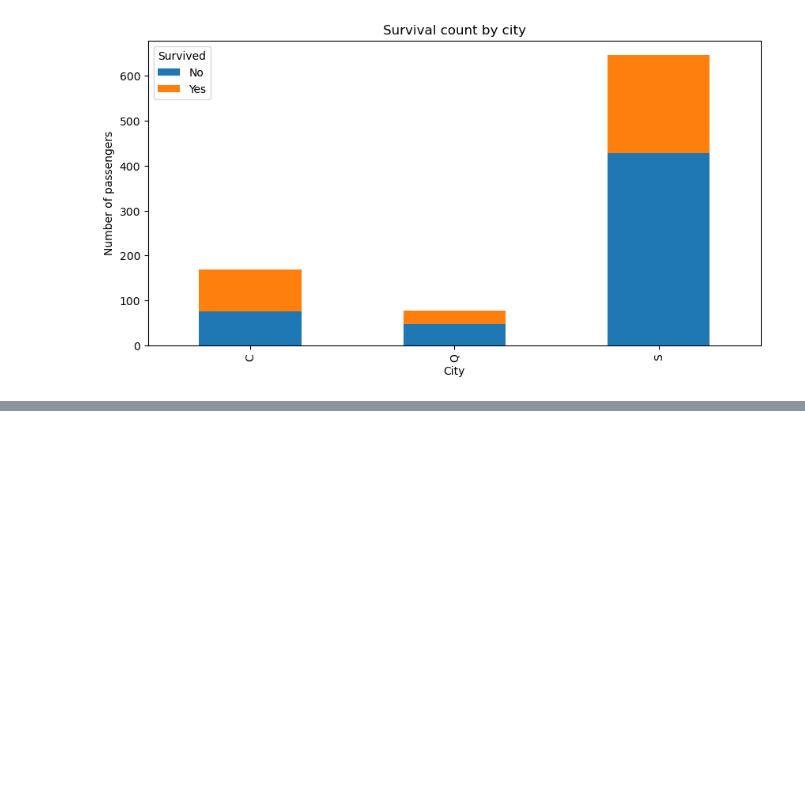
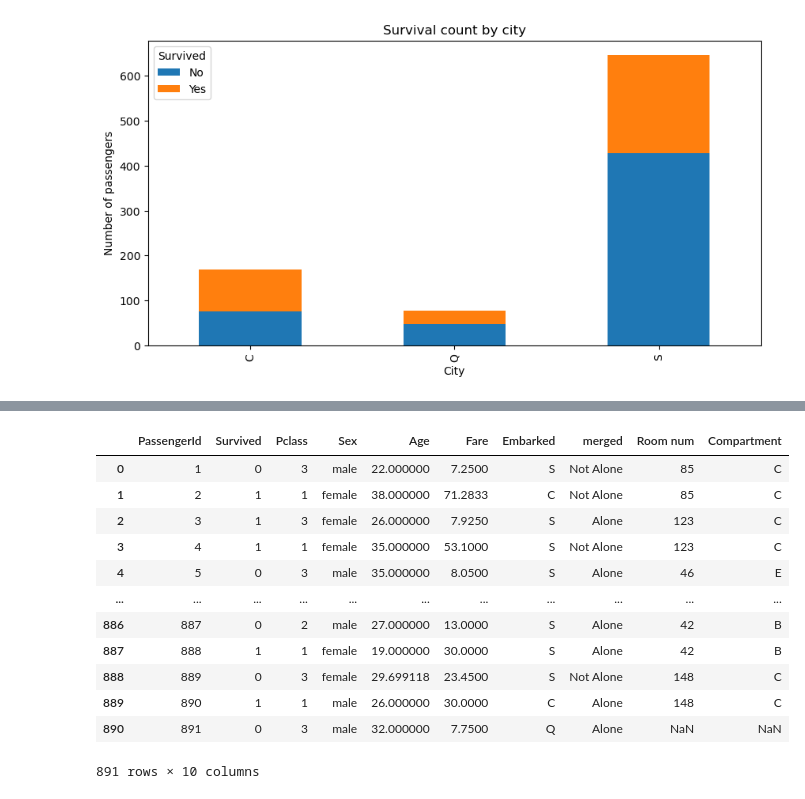
Before and after one commit to 1akashraj1/Titanic_ML, a Jupyter notebook: analytics/data_wrangling.ipynb, the cells around one changed output, grey strips where cells are left out. Cells and saved outputs as stored; diff of their text form; code cells hidden in the pictures; blank space fills up the shorter version.

```diff
--- a/analytics/data_wrangling.ipynb
+++ b/analytics/data_wrangling.ipynb
@@ -178,0 +195,4 @@ S         427.0  219.0
+# %%
+df['Room num'] = df['Cabin'].str.strip().str.extract('(\d+)')
+df['Compartment'] = df['Cabin'].str.strip().str.extract("([a-zA-Z]+)", expand=False)
+df['Compartment'].value_counts()
@@ -178,0 +210,17 @@ S         427.0  219.0
+# %%
+df.drop(['SibSp','Parch','Cabin','Name','Ticket'], axis=1, inplace = True)
+df
+# %% [output]
+|  | PassengerId | Survived | Pclass | Sex | Age | Fare | Embarked | merged | Room num | Compartment |
+| 0 | 1 | 0 | 3 | male | 22.000000 | 7.2500 | S | Not Alone | 85 | C |
+| 1 | 2 | 1 | 1 | female | 38.000000 | 71.2833 | C | Not Alone | 85 | C |
+| 2 | 3 | 1 | 3 | female | 26.000000 | 7.9250 | S | Alone | 123 | C |
+| 3 | 4 | 1 | 1 | female | 35.000000 | 53.1000 | S | Not Alone | 123 | C |
+| 4 | 5 | 0 | 3 | male | 35.000000 | 8.0500 | S | Alone | 46 | E |
+| ... | ... | ... | ... | ... | ... | ... | ... | ... | ... | ... |
+| 886 | 887 | 0 | 2 | male | 27.000000 | 13.0000 | S | Alone | 42 | B |
+| 887 | 888 | 1 | 1 | female | 19.000000 | 30.0000 | S | Alone | 42 | B |
+| 888 | 889 | 0 | 3 | female | 29.699118 | 23.4500 | S | Not Alone | 148 | C |
+| 889 | 890 | 1 | 1 | male | 26.000000 | 30.0000 | C | Alone | 148 | C |
+| 890 | 891 | 0 | 3 | male | 32.000000 | 7.7500 | Q | Alone | NaN | NaN |
+891 rows × 10 columns
```
Also changed, not shown: parts of 6 cells of this notebook, 7 other files.
